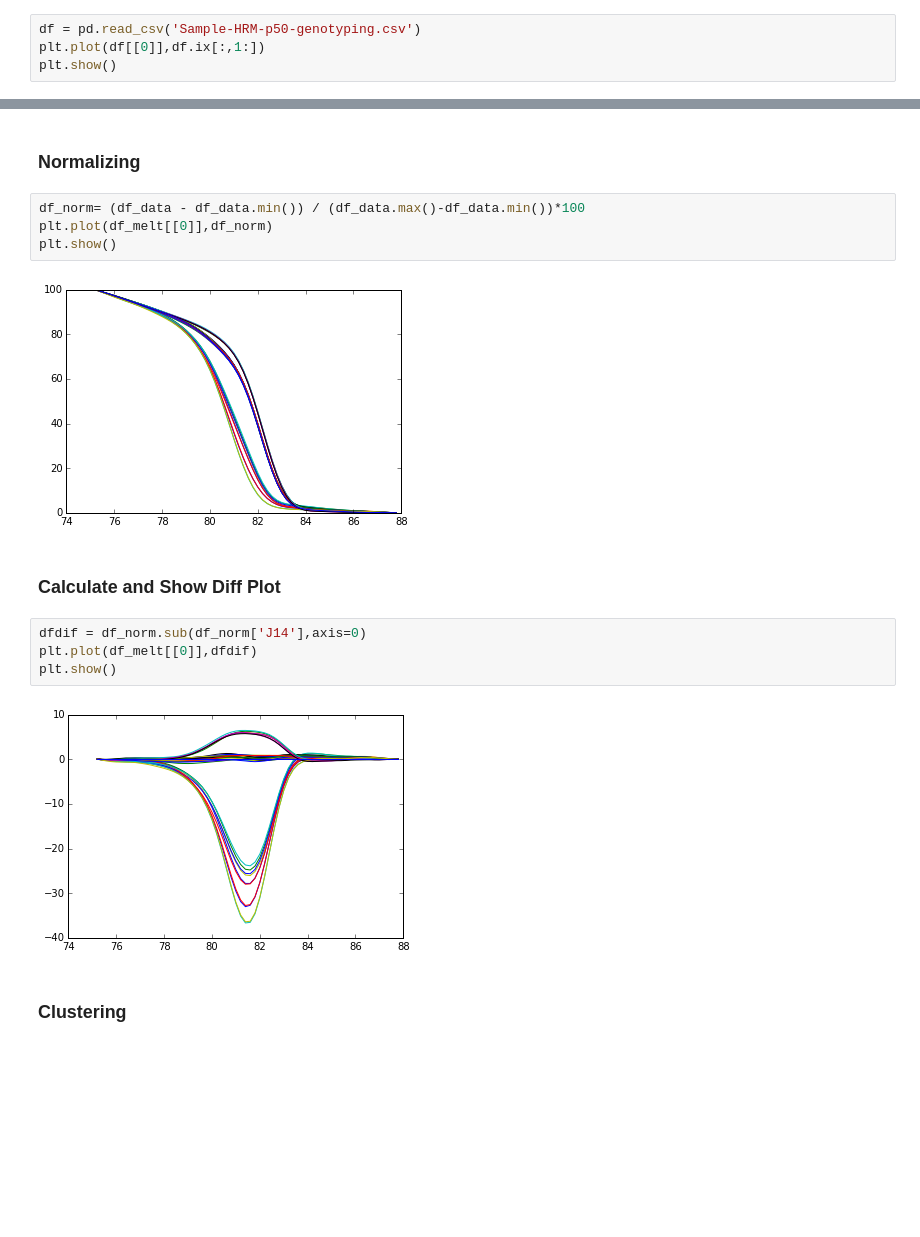
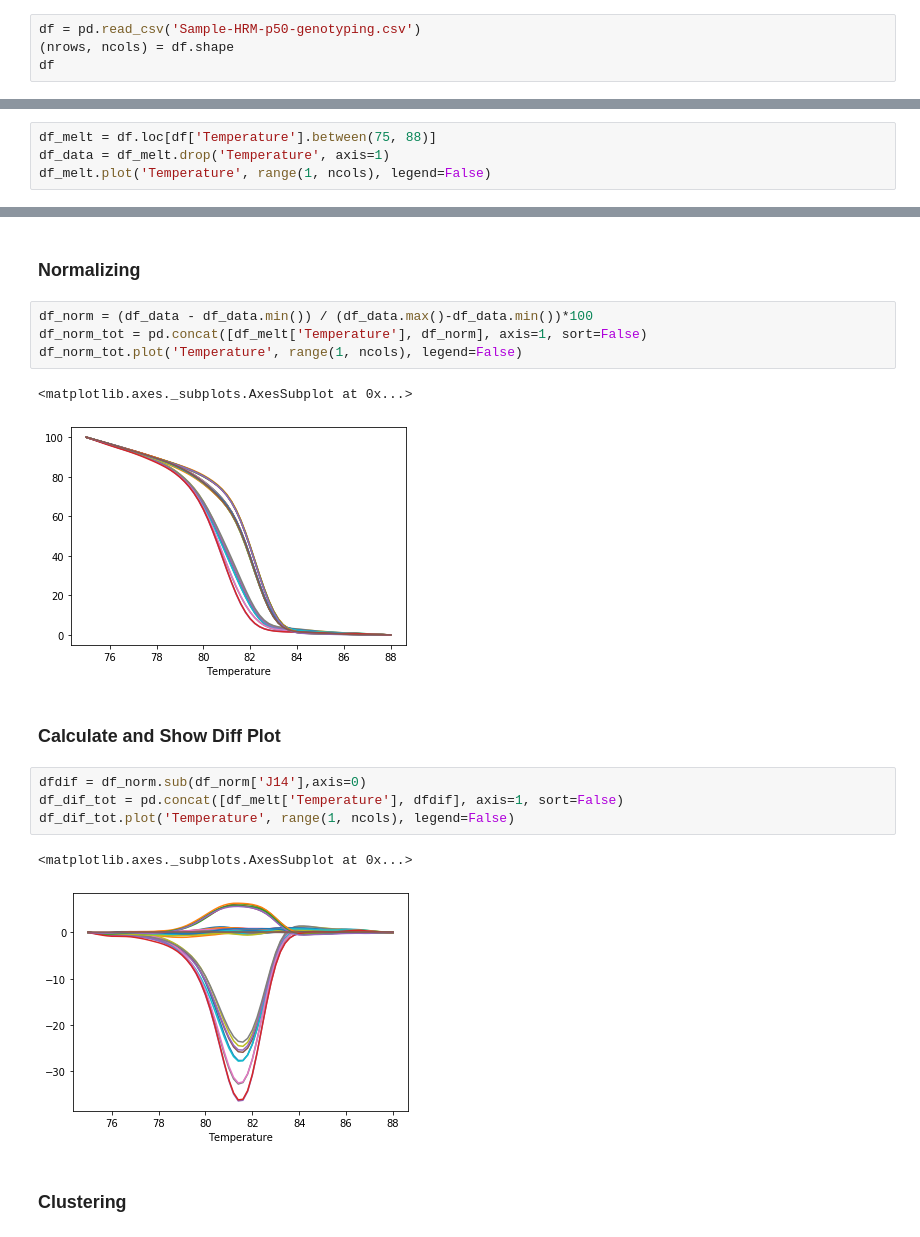
Before and after one commit to liuyigh/PyHRM, a Jupyter notebook: PyHRM.ipynb, the cells around one changed output, grey strips where cells are left out. Saved outputs shown, nothing was run; the diff lists cells and outputs as text; blank space fills up the shorter version.

```diff
--- a/PyHRM.ipynb
+++ b/PyHRM.ipynb
@@ -22,6 +22,6 @@ import matplotlib.pyplot as plt
 Go to [GitHub](https://github.com/liuyigh/PyHRM) to view the format of data file. Basically, it's a CSV file exported from CFX manager data analysis melting curve data "RFU" table (Right click to export to CSV). Open with Excel, delet the empty column. First column "Temperature", each of following columns represent a sample well.
 # %%
 df = pd.read_csv('Sample-HRM-p50-genotyping.csv')
-plt.plot(df[[0]],df.ix[:,1:])
-plt.show()
+(nrows, ncols) = df.shape
+df
 # %% [output]
@@ -39,0 +50,4 @@ plt.show()
+# %%
+df_melt = df.loc[df['Temperature'].between(75, 88)]
+df_data = df_melt.drop('Temperature', axis=1)
+df_melt.plot('Temperature', range(1, ncols), legend=False)
@@ -40,19 +57,21 @@ plt.show()
 # %% [markdown]
 ### Normalizing
 # %%
-df_norm= (df_data - df_data.min()) / (df_data.max()-df_data.min())*100
-plt.plot(df_melt[[0]],df_norm)
-plt.show()
+df_norm = (df_data - df_data.min()) / (df_data.max()-df_data.min())*100
+df_norm_tot = pd.concat([df_melt['Temperature'], df_norm], axis=1, sort=False)
+df_norm_tot.plot('Temperature', range(1, ncols), legend=False)
 # %% [output]
+<matplotlib.axes._subplots.AxesSubplot at 0x...>
-[figure, old version]
+[figure, new version]
 # %% [markdown]
 ### Calculate and Show Diff Plot
-# %%
-dfdif = df_norm.sub(df_norm['J14'],axis=0)
-plt.plot(df_melt[[0]],dfdif)
-plt.show()
-# %% [output]
-[figure, removed]
+# %%
+dfdif = df_norm.sub(df_norm['J14'],axis=0)
+df_dif_tot = pd.concat([df_melt['Temperature'], dfdif], axis=1, sort=False)
+df_dif_tot.plot('Temperature', range(1, ncols), legend=False)
+# %% [output]
+<matplotlib.axes._subplots.AxesSubplot at 0x...>
+[figure, added]
 # %% [markdown]
 ### Clustering
 # %% [markdown]
```
Also changed, not shown: parts of 6 cells of this notebook.
